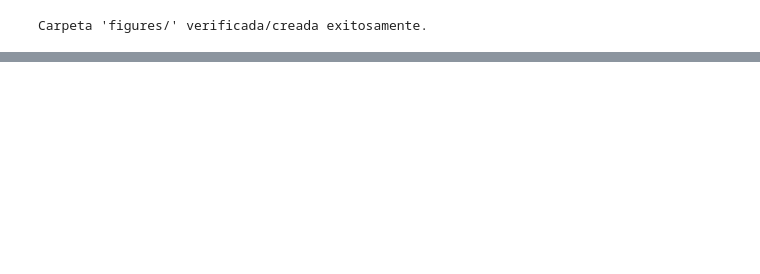
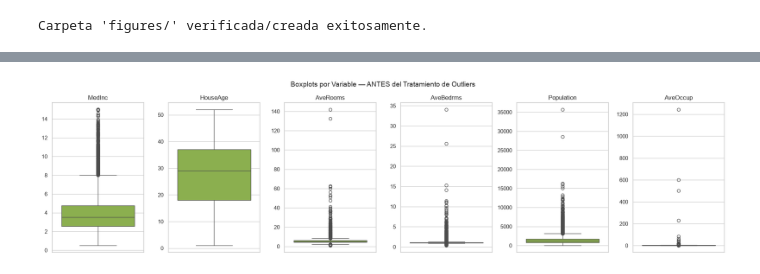
Before and after one commit to pag0dy/ML1_ExamenAplicado_Godoy_Paulina, a Jupyter notebook: codigo_examen_pg.ipynb, the cells around one changed output, grey strips where cells are left out. Cells and saved outputs as stored; diff of their text form; code cells hidden in the pictures; blank space fills up the shorter version.

```diff
--- a/codigo_examen_pg.ipynb
+++ b/codigo_examen_pg.ipynb
@@ -22 +37,5 @@ Creamos la carpeta para almacenar los gráficos
+# %%
+# Configuración de estilo para gráficos
+sns.set_theme(style="whitegrid")
+plt.rcParams.update({'font.size': 10, 'axes.labelsize': 11, 'axes.titlesize': 12, 'figure.titlesize': 14})
 # %%
@@ -79,0 +136,18 @@ df.head()
+# %%
+key_variables = ['MedInc', 'HouseAge', 'AveRooms', 'AveBedrms', 'Population', 'AveOccup']
+
+def plot_boxplots_por_variable(data, variables, filename, titulo):
+    fig, axes = plt.subplots(1, len(variables), figsize=(3.2*len(variables), 5))
+    for ax, var in zip(axes, variables):
+        sns.boxplot(y=data[var], ax=ax, color='#8FBF3F')
+        ax.set_title(var)
+        ax.set_ylabel('')
+    fig.suptitle(titulo)
+    plt.tight_layout()
+    plt.savefig(filename, dpi=150)
+    plt.show()
+
+plot_boxplots_por_variable(df, key_variables, 'figures/02_boxplots_antes_outliers.png',
+                            'Boxplots por Variable — ANTES del Tratamiento de Outliers')
+# %% [output]
+[figure, added]
```
Also changed, not shown: parts of 33 cells of this notebook, 8 other files.
